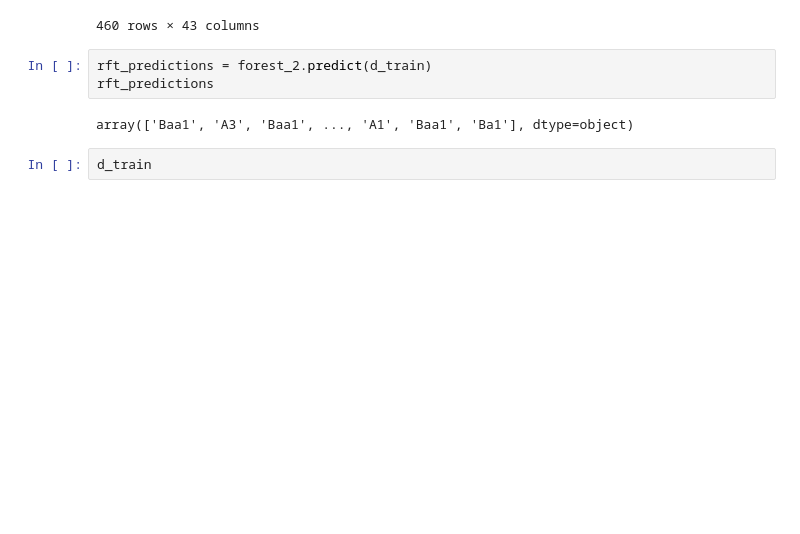
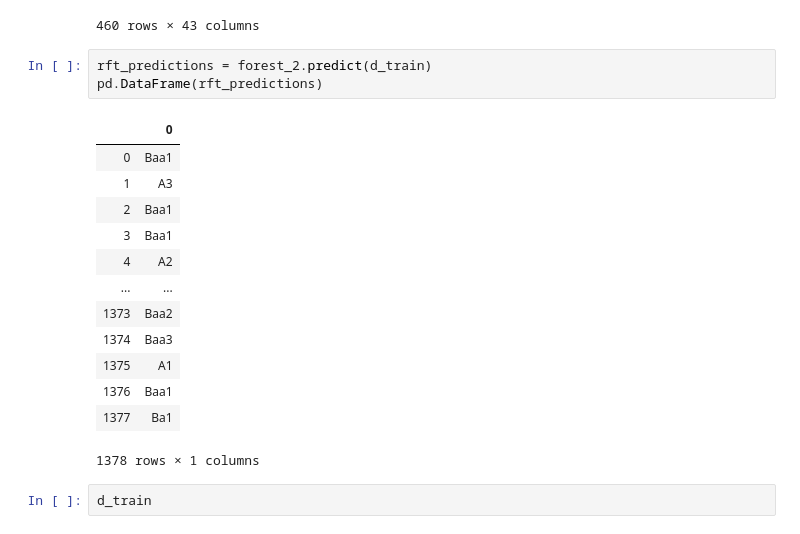
Before and after one commit to WickedoneC/Final_Proj, a Jupyter notebook: Models/Random_Forest copy.ipynb, the cells around one changed output. Cells and saved outputs as stored; diff of their text form; blank space fills up the shorter version.

```diff
--- a/Models/Random_Forest copy.ipynb
+++ b/Models/Random_Forest copy.ipynb
@@ -806,9 +808,21 @@ d_test
 460 rows × 43 columns
 # %%
 rft_predictions = forest_2.predict(d_train)
-rft_predictions
+pd.DataFrame(rft_predictions)
 # %% [output]
+|  | 0 |
+| 0 | Baa1 |
+| 1 | A3 |
+| 2 | Baa1 |
+| 3 | Baa1 |
+| 4 | A2 |
+| ... | ... |
+| 1373 | Baa2 |
+| 1374 | Baa3 |
+| 1375 | A1 |
+| 1376 | Baa1 |
+| 1377 | Ba1 |
-array(['Baa1', 'A3', 'Baa1', ..., 'A1', 'Baa1', 'Ba1'], dtype=object)
+1378 rows × 1 columns
 # %%
 d_train
 # %% [output]
```
Also changed, not shown: parts of 9 cells of this notebook, 1 other file.
